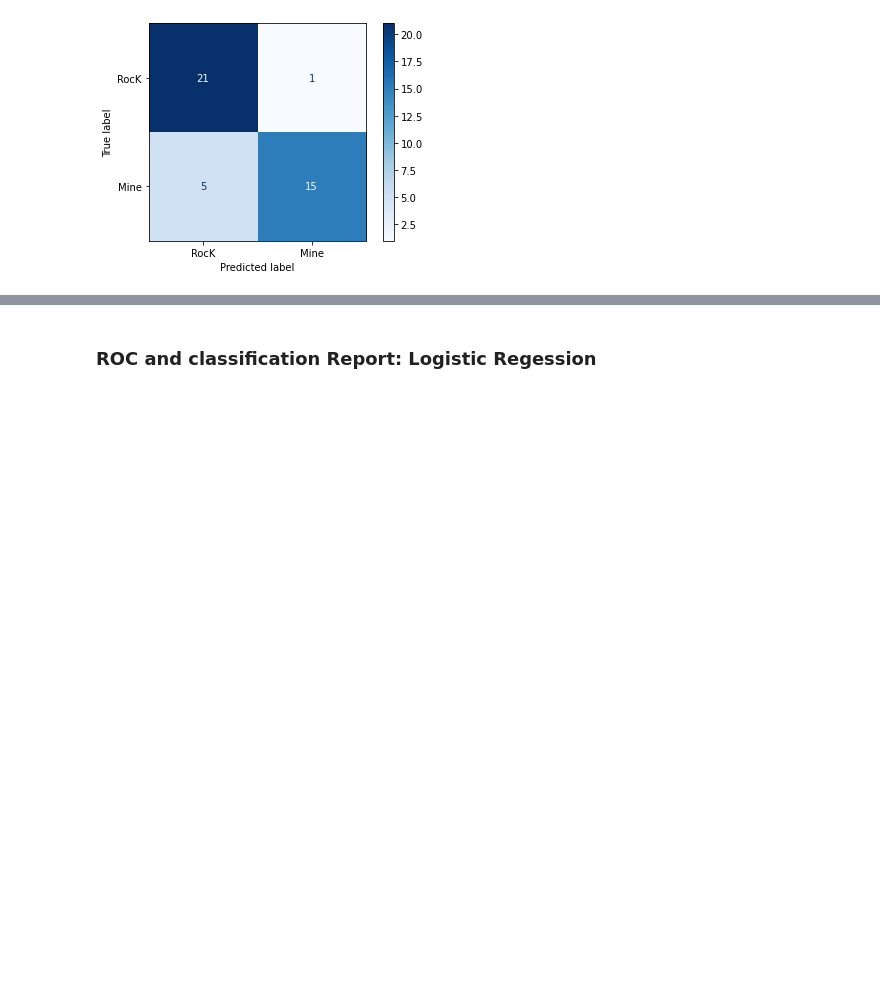
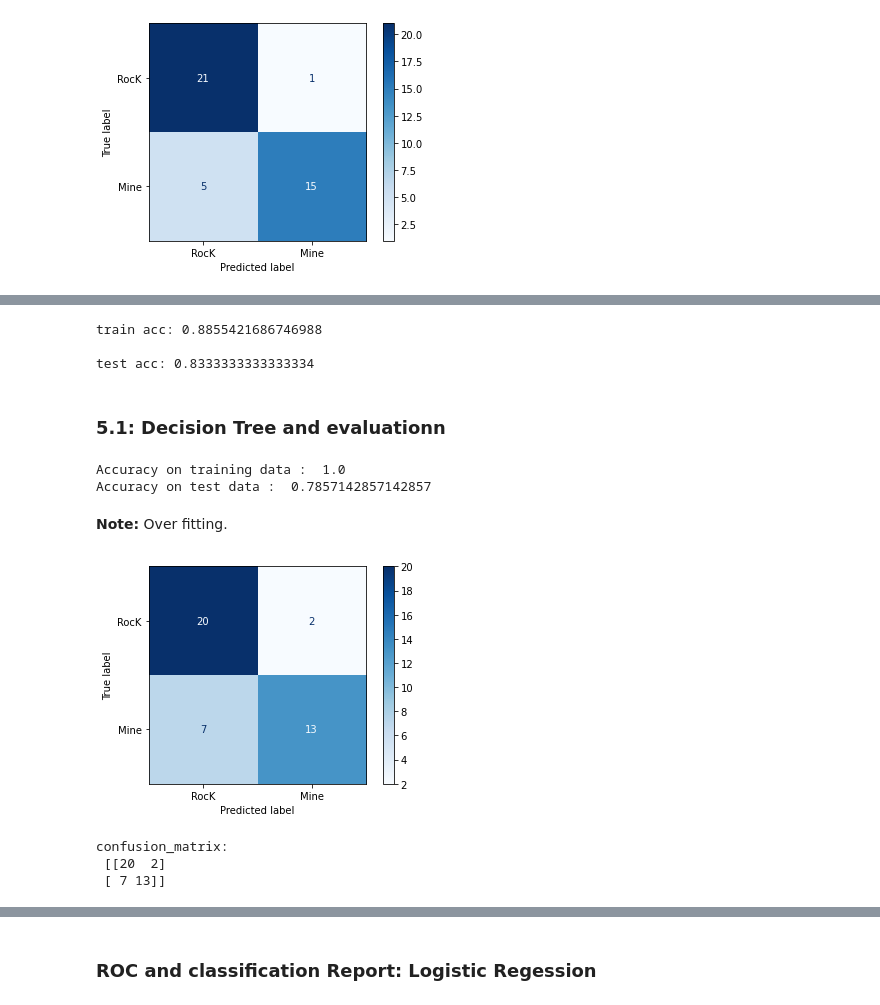
Before and after one commit to subrataBAEC/Machine_Learning_Projects, a Jupyter notebook: sonar_mine_prediction_ML.ipynb, the cells around one changed output, grey strips where cells are left out. Saved outputs shown, nothing was run; the diff lists cells and outputs as text; code cells hidden in the pictures; blank space fills up the shorter version.

```diff
--- a/sonar_mine_prediction_ML.ipynb
+++ b/sonar_mine_prediction_ML.ipynb
@@ -185,0 +367,9 @@ confusion_matrix_ = confusion_matrix(Y_test,y_pred)
+# %%
+print('\ntrain acc:',gscv_LR.score(X_train,Y_train))
+print('\ntest acc:',gscv_LR.score(X_test,Y_test))
+# %% [output]
+train acc: 0.8855421686746988
+
+test acc: 0.8333333333333334
+# %% [markdown]
+ ### 5.1: Decision Tree  and evaluationn
@@ -186,3 +379,39 @@ confusion_matrix_ = confusion_matrix(Y_test,y_pred)
+# %%
+#accuracy on training data
+X_train_prediction = model_DT.predict(X_train)
+training_data_accuracy = accuracy_score(X_train_prediction, Y_train)
+
+print('Accuracy on training data : ', training_data_accuracy)
+
+#accuracy on test data
+X_test_prediction = model_DT.predict(X_test)
+test_data_accuracy = accuracy_score(X_test_prediction, Y_test)
+
+print('Accuracy on test data : ', test_data_accuracy)
+
+# another method
+# print('\ntrain acc:',model_LR.score(X_train,Y_train))
+# print('\ntest acc:',model_LR.score(X_test,Y_test))
+# %% [output]
+Accuracy on training data :  1.0
+Accuracy on test data :  0.7857142857142857
+# %% [markdown]
+**Note:** Over fitting.
+# %%
+plot_confusion_matrix(model_DT,X_test,Y_test,display_labels=['RocK','Mine'],cmap='Blues') # Rock=0. Mine=1
+plt.show()
+# %% [output]
+[figure, added]
+# %%
+y_pred = model_DT.predict(X_test)
+
+confusion_matrix_ = confusion_matrix(Y_test,y_pred)
+
+print('confusion_matrix: \n', confusion_matrix_)
+# %% [output]
+confusion_matrix:
+ [[20  2]
+ [ 7 13]]
 # %%
 TN = confusion_matrix_[0,0]
 print("True Negatives = ", TN)
```
Also changed, not shown: parts of 42 cells of this notebook.
